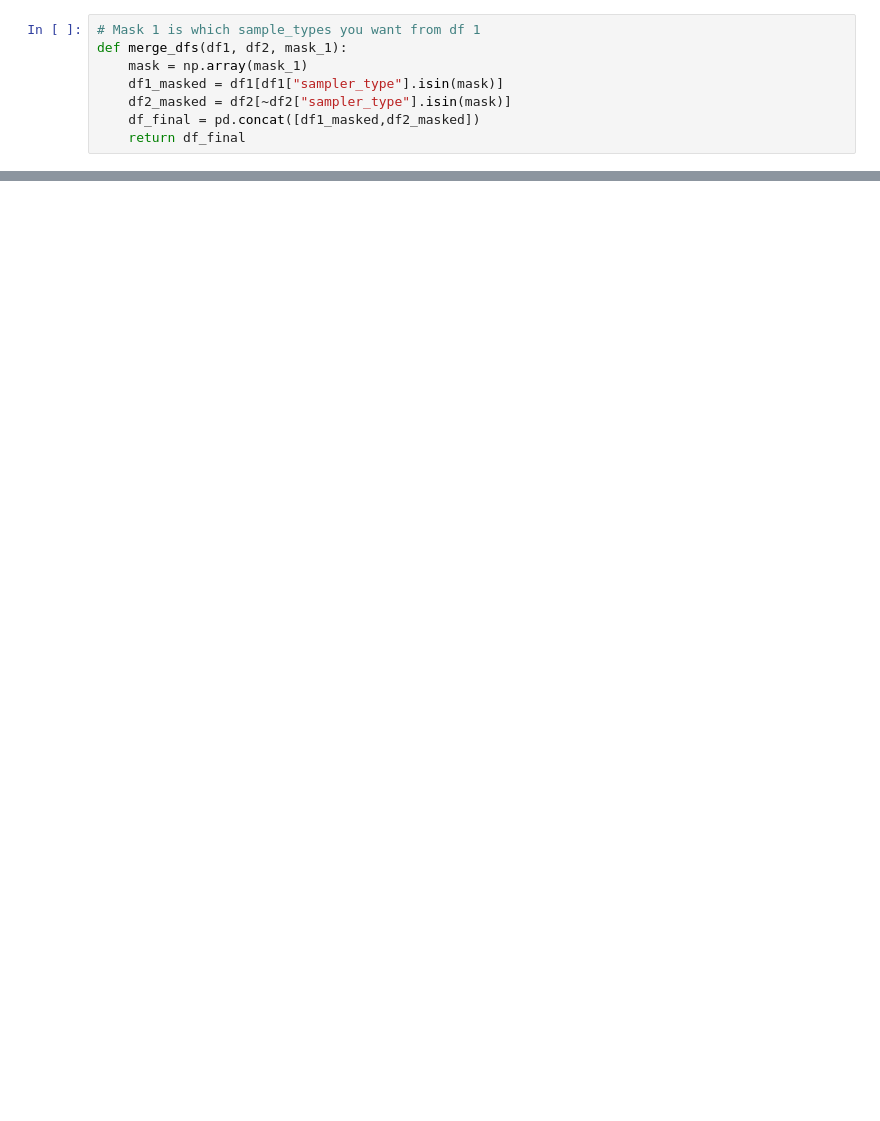
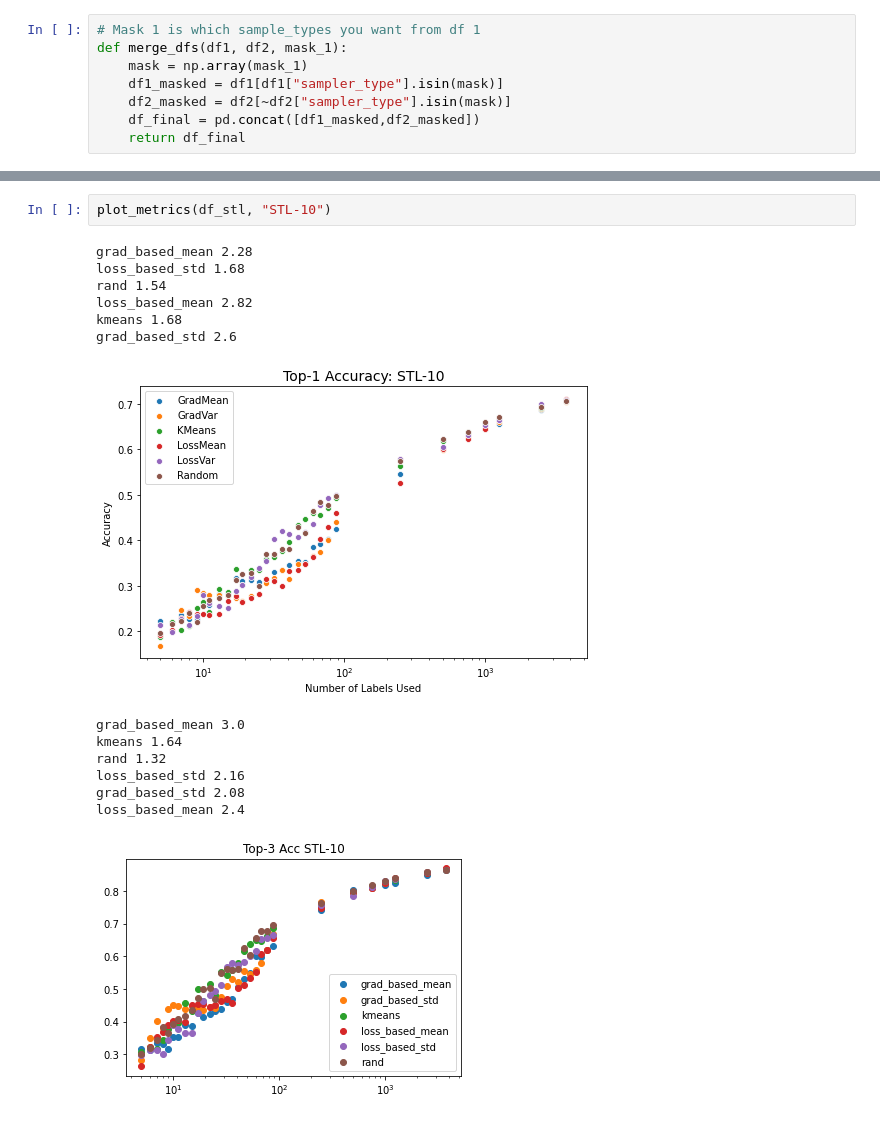
Before and after one commit to acganesh/self-supervised-AL, a Jupyter notebook: Metrics.ipynb, the cells around one changed output, grey strips where cells are left out. Drawn from its saved outputs; the diff is of its cells as text; blank space fills up the shorter version.

```diff
--- a/Metrics.ipynb
+++ b/Metrics.ipynb
@@ -86,3 +113,20 @@ grad_based_std 4.2
+# %%
+plot_metrics(df_stl, "STL-10")
+# %% [output]
+grad_based_mean 2.28
+loss_based_std 1.68
+rand 1.54
+loss_based_mean 2.82
+kmeans 1.68
+grad_based_std 2.6
+[figure, added]
+grad_based_mean 3.0
+kmeans 1.64
+rand 1.32
+loss_based_std 2.16
+grad_based_std 2.08
+loss_based_mean 2.4
+[figure, added]
 # %%
 plot_metrics(df_svhn, "SVHN")
 # %% [output]
```
Also changed, not shown: parts of 10 cells of this notebook.
